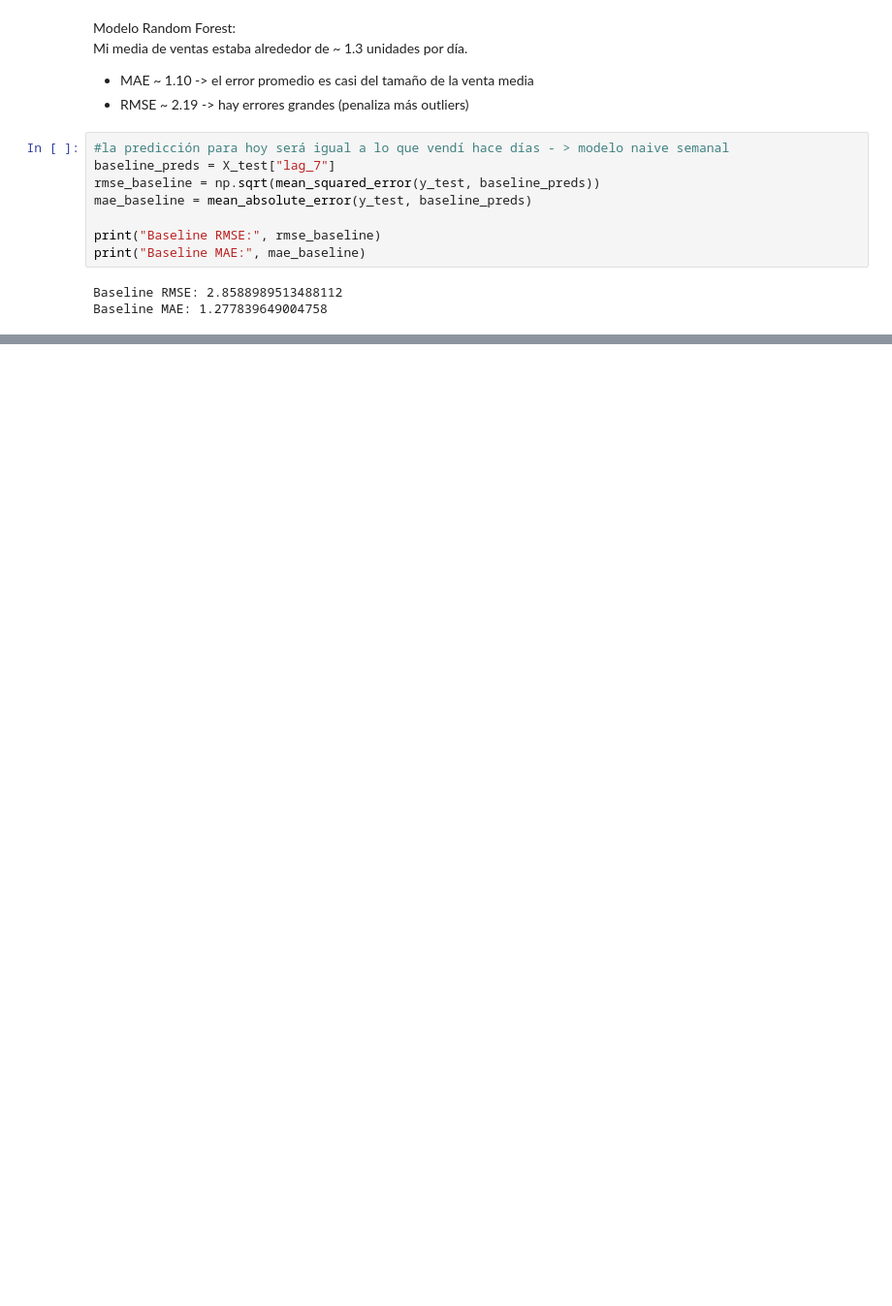
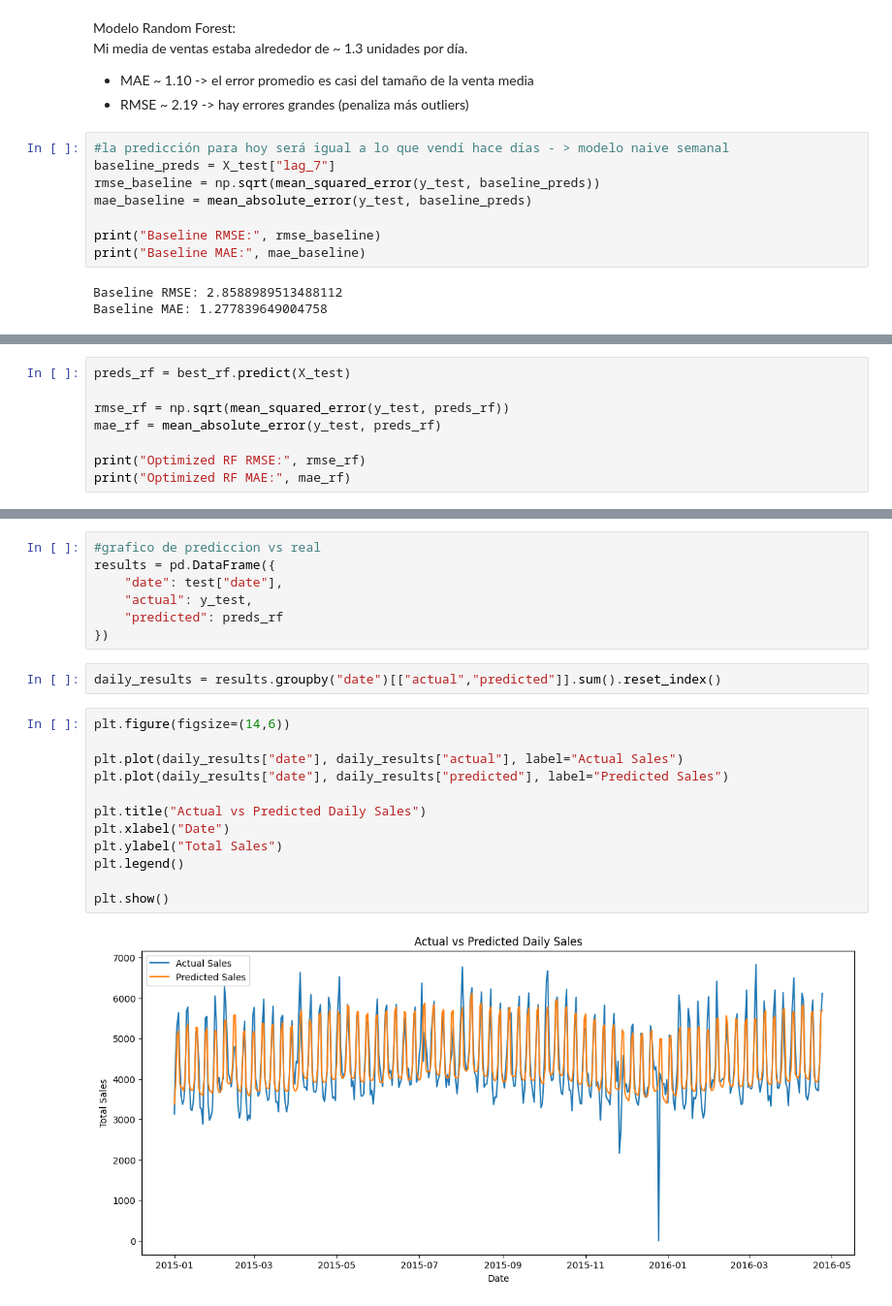
Before and after one commit to MonicaFernandezM/M5_forecasting, a Jupyter notebook: notebook/02_feature_engineering.ipynb, the cells around one changed output, grey strips where cells are left out. Shown at 97% size. Cells and saved outputs as stored; diff of their text form; blank space fills up the shorter version.

```diff
--- a/notebook/02_feature_engineering.ipynb
+++ b/notebook/02_feature_engineering.ipynb
@@ -167,0 +231,8 @@ plt.show()
+# %%
+preds_rf = best_rf.predict(X_test)
+
+rmse_rf = np.sqrt(mean_squared_error(y_test, preds_rf))
+mae_rf = mean_absolute_error(y_test, preds_rf)
+
+print("Optimized RF RMSE:", rmse_rf)
+print("Optimized RF MAE:", mae_rf)
@@ -167,0 +385,23 @@ plt.show()
+# %%
+#grafico de prediccion vs real
+results = pd.DataFrame({
+    "date": test["date"],
+    "actual": y_test,
+    "predicted": preds_rf
+})
+# %%
+daily_results = results.groupby("date")[["actual","predicted"]].sum().reset_index()
+# %%
+plt.figure(figsize=(14,6))
+
+plt.plot(daily_results["date"], daily_results["actual"], label="Actual Sales")
+plt.plot(daily_results["date"], daily_results["predicted"], label="Predicted Sales")
+
+plt.title("Actual vs Predicted Daily Sales")
+plt.xlabel("Date")
+plt.ylabel("Total Sales")
+plt.legend()
+
+plt.show()
+# %% [output]
+[figure, added]
```
Also changed, not shown: parts of 47 cells of this notebook, 4 other files.
